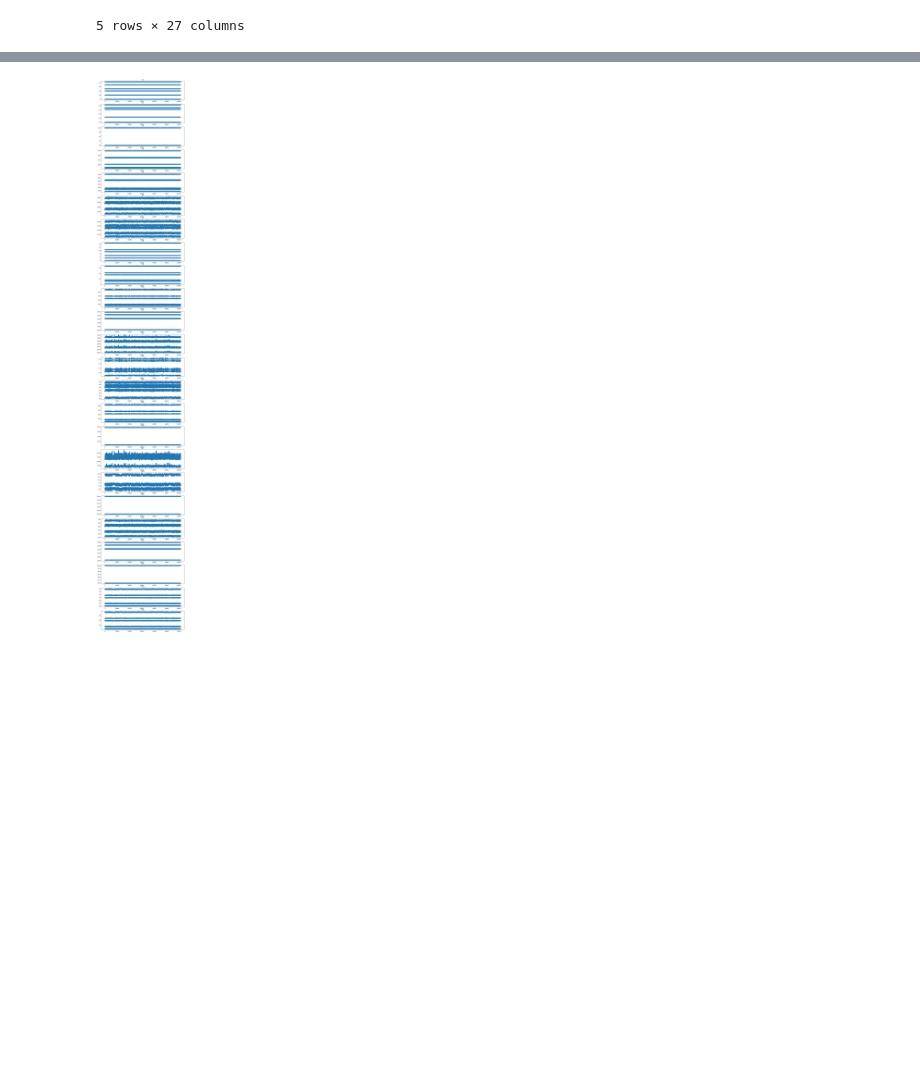
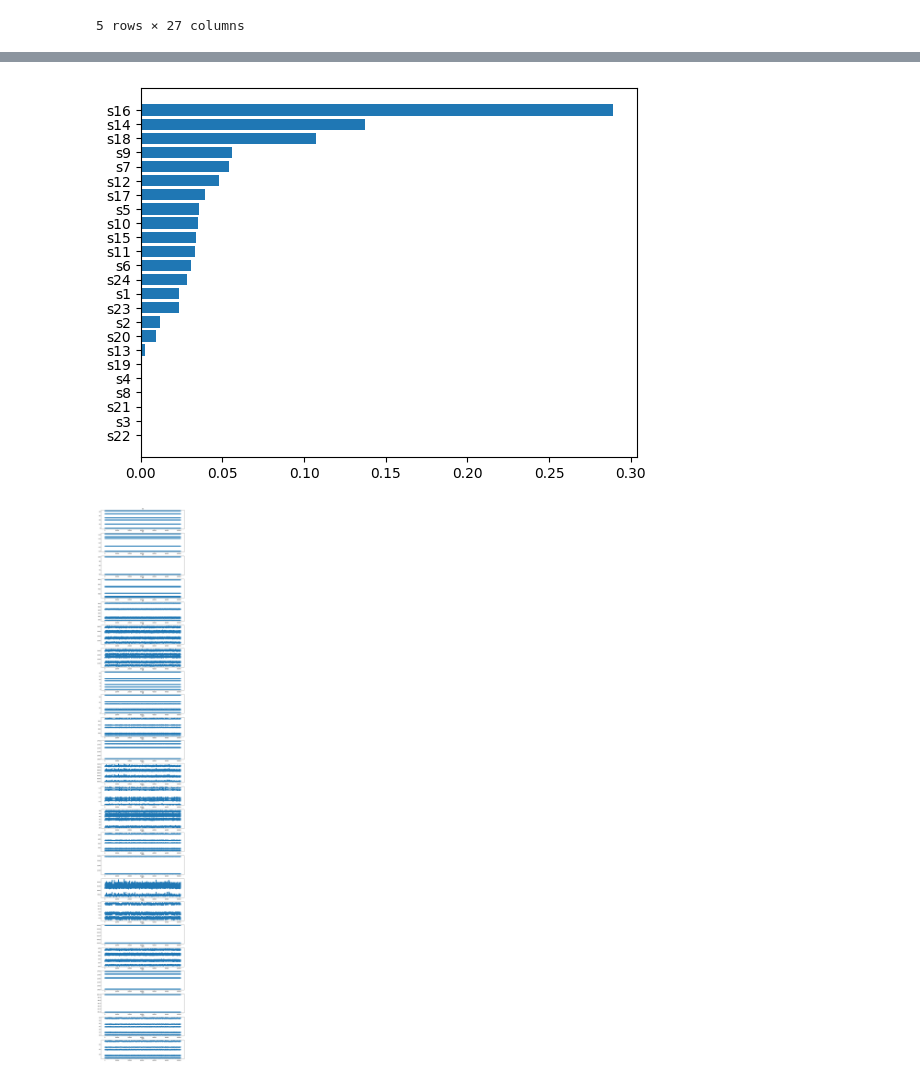
Before and after one commit to norderk/predictive_maintenance, a Jupyter notebook: visualize_data.ipynb, the cells around one changed output, grey strips where cells are left out. Cells and saved outputs as stored; diff of their text form; code cells hidden in the pictures; blank space fills up the shorter version.

Commit message:
add feature selection

```diff
--- a/visualize_data.ipynb
+++ b/visualize_data.ipynb
@@ -49,3 +52,10 @@ train.head()
 | 3 | 1 | 4 | 42.0000 | 0.8400 | 100.0 | 445.00 | 548.70 | 1341.24 | 1118.03 | 3.91 | ... | ... |
 | 4 | 1 | 5 | 25.0063 | 0.6207 | 60.0 | 462.54 | 536.10 | 1255.23 | 1033.59 | 7.05 | ... | ... |
 5 rows × 27 columns
+# %%
+from sklearn.feature_selection import mutual_info_regression
+
+X = train.iloc[:, 2:-1]
+y = train.iloc[:, -1]
+
+mi = mutual_info_regression(X, y)
@@ -52,3 +81,17 @@ train.head()
+# %%
+from sklearn.ensemble import RandomForestRegressor
+from sklearn.model_selection import train_test_split
+
+X_train, X_test, y_train, y_test = train_test_split(X, y, test_size=0.2)
+model = RandomForestRegressor()
+model.fit(X_train, y_train)
+
+f_i = list(zip(train.iloc[:, 2:-1].columns, model.feature_importances_))
+f_i.sort(key = lambda x : x[1])
+plt.barh([x[0] for x in f_i],[x[1] for x in f_i])
+plt.show()
+# %% [output]
+[figure, added]
 # %%
 
 fig, axs  = plt.subplots(24, 1, figsize=(12, 80))
```
Also changed, not shown: parts of 2 cells of this notebook.
